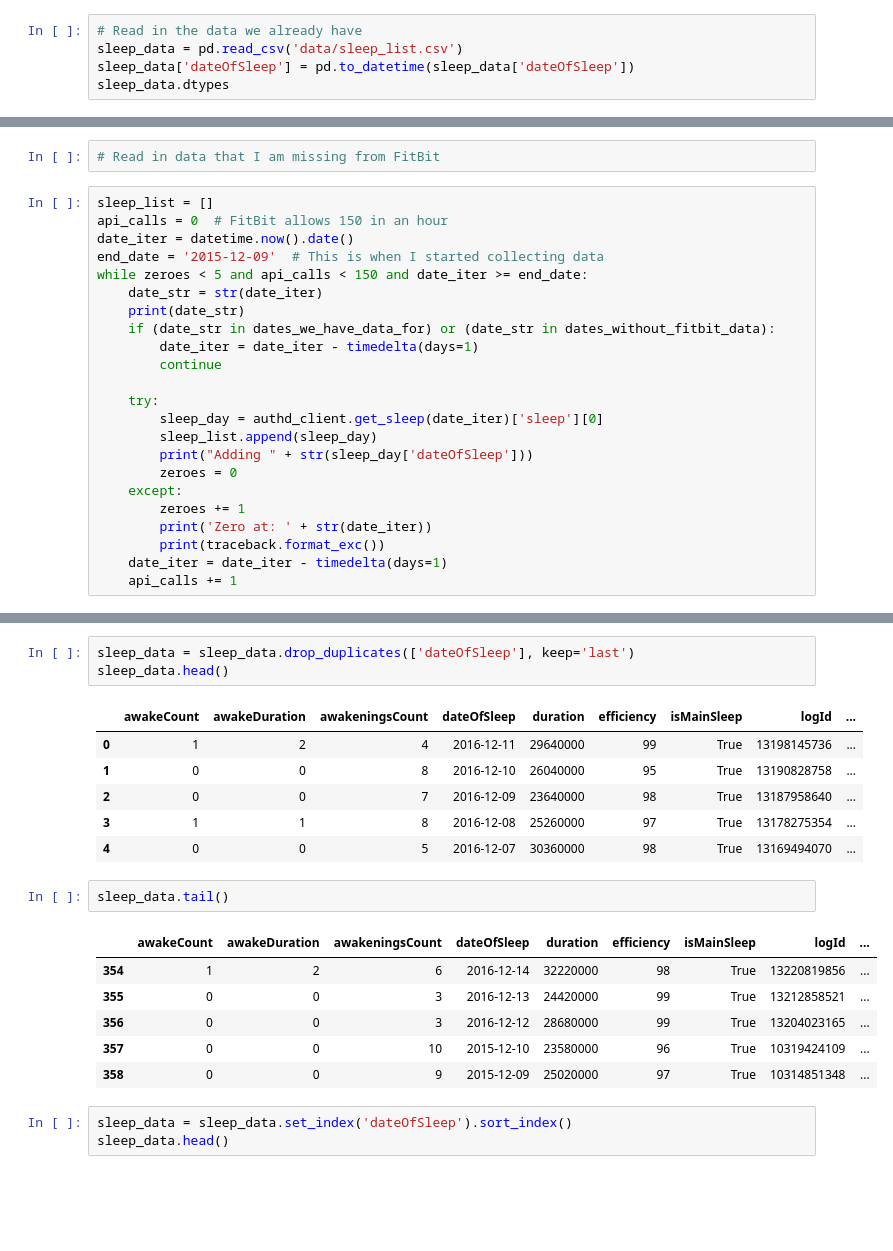
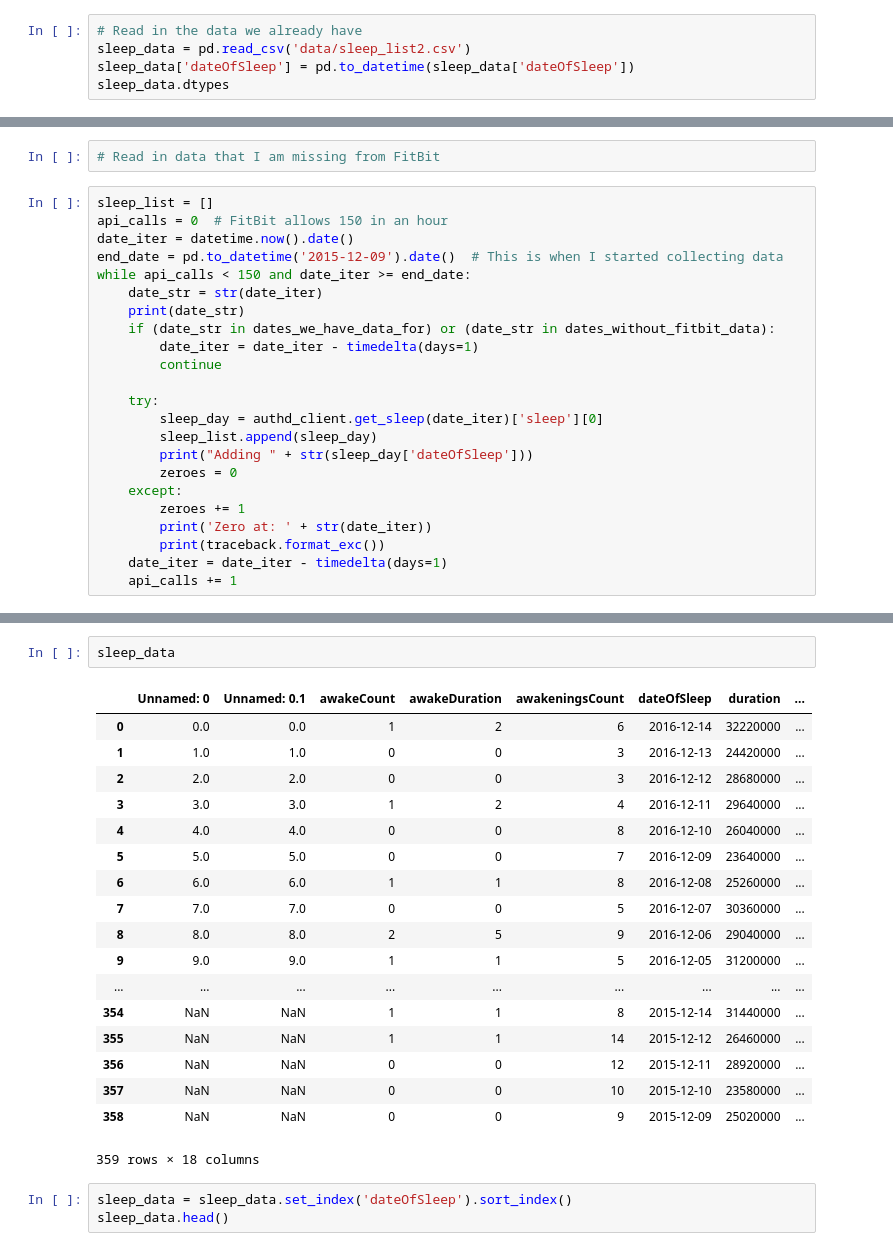
Before and after one commit to sbeslow/sleep, a Jupyter notebook: notebooks/Grab Data From FitBit.ipynb, the cells around one changed output, grey strips where cells are left out. Saved outputs shown, nothing was run; the diff lists cells and outputs as text; blank space fills up the shorter version.

Commit message:
Updates to notebooks.  Starting to play with data

```diff
--- a/notebooks/Grab Data From FitBit.ipynb
+++ b/notebooks/Grab Data From FitBit.ipynb
@@ -19,7 +19,7 @@ dates_without_fitbit_data = ['2016-09-02', '2016-09-01', '2016-08-31', '2016-08-
                              '2016-08-10', '2016-06-30']
 # %%
 # Read in the data we already have
-sleep_data = pd.read_csv('data/sleep_list.csv')
+sleep_data = pd.read_csv('data/sleep_list2.csv')
 sleep_data['dateOfSleep'] = pd.to_datetime(sleep_data['dateOfSleep'])
 sleep_data.dtypes
 # %% [output]
@@ -67,8 +71,8 @@ dates_we_have_data_for
 sleep_list = []
 api_calls = 0  # FitBit allows 150 in an hour
 date_iter = datetime.now().date()
-end_date = '2015-12-09'  # This is when I started collecting data
-while zeroes < 5 and api_calls < 150 and date_iter >= end_date:
+end_date = pd.to_datetime('2015-12-09').date()  # This is when I started collecting data
+while api_calls < 150 and date_iter >= end_date:
     date_str = str(date_iter)
     print(date_str)
     if (date_str in dates_we_have_data_for) or (date_str in dates_without_fitbit_data):
@@ -158,25 +155,27 @@ restlessDuration                int64
 startTime                      object
 timeInBed                       int64
 dtype: object
-# %%
-sleep_data = sleep_data.drop_duplicates(['dateOfSleep'], keep='last')
-sleep_data.head()
-# %% [output]
-|  | awakeCount | awakeDuration | awakeningsCount | dateOfSleep | duration | efficiency | isMainSleep | logId | ... |
-| 0 | 1 | 2 | 4 | 2016-12-11 | 29640000 | 99 | True | 13198145736 | ... |
-| 1 | 0 | 0 | 8 | 2016-12-10 | 26040000 | 95 | True | 13190828758 | ... |
-| 2 | 0 | 0 | 7 | 2016-12-09 | 23640000 | 98 | True | 13187958640 | ... |
-| 3 | 1 | 1 | 8 | 2016-12-08 | 25260000 | 97 | True | 13178275354 | ... |
-| 4 | 0 | 0 | 5 | 2016-12-07 | 30360000 | 98 | True | 13169494070 | ... |
 # %%
-sleep_data.tail()
+sleep_data
 # %% [output]
-|  | awakeCount | awakeDuration | awakeningsCount | dateOfSleep | duration | efficiency | isMainSleep | logId | ... |
-| 354 | 1 | 2 | 6 | 2016-12-14 | 32220000 | 98 | True | 13220819856 | ... |
-| 355 | 0 | 0 | 3 | 2016-12-13 | 24420000 | 99 | True | 13212858521 | ... |
-| 356 | 0 | 0 | 3 | 2016-12-12 | 28680000 | 99 | True | 13204023165 | ... |
-| 357 | 0 | 0 | 10 | 2015-12-10 | 23580000 | 96 | True | 10319424109 | ... |
-| 358 | 0 | 0 | 9 | 2015-12-09 | 25020000 | 97 | True | 10314851348 | ... |
+|  | Unnamed: 0 | Unnamed: 0.1 | awakeCount | awakeDuration | awakeningsCount | dateOfSleep | duration | ... |
+| 0 | 0.0 | 0.0 | 1 | 2 | 6 | 2016-12-14 | 32220000 | ... |
+| 1 | 1.0 | 1.0 | 0 | 0 | 3 | 2016-12-13 | 24420000 | ... |
+| 2 | 2.0 | 2.0 | 0 | 0 | 3 | 2016-12-12 | 28680000 | ... |
+| 3 | 3.0 | 3.0 | 1 | 2 | 4 | 2016-12-11 | 29640000 | ... |
+| 4 | 4.0 | 4.0 | 0 | 0 | 8 | 2016-12-10 | 26040000 | ... |
+| 5 | 5.0 | 5.0 | 0 | 0 | 7 | 2016-12-09 | 23640000 | ... |
+| 6 | 6.0 | 6.0 | 1 | 1 | 8 | 2016-12-08 | 25260000 | ... |
+| 7 | 7.0 | 7.0 | 0 | 0 | 5 | 2016-12-07 | 30360000 | ... |
+| 8 | 8.0 | 8.0 | 2 | 5 | 9 | 2016-12-06 | 29040000 | ... |
+| 9 | 9.0 | 9.0 | 1 | 1 | 5 | 2016-12-05 | 31200000 | ... |
+| ... | ... | ... | ... | ... | ... | ... | ... | ... |
+| 354 | NaN | NaN | 1 | 1 | 8 | 2015-12-14 | 31440000 | ... |
+| 355 | NaN | NaN | 1 | 1 | 14 | 2015-12-12 | 26460000 | ... |
+| 356 | NaN | NaN | 0 | 0 | 12 | 2015-12-11 | 28920000 | ... |
+| 357 | NaN | NaN | 0 | 0 | 10 | 2015-12-10 | 23580000 | ... |
+| 358 | NaN | NaN | 0 | 0 | 9 | 2015-12-09 | 25020000 | ... |
+359 rows × 18 columns
 # %%
 sleep_data = sleep_data.set_index('dateOfSleep').sort_index()
 sleep_data.head()
```
Also changed, not shown: parts of 7 cells of this notebook, 3 other files.
